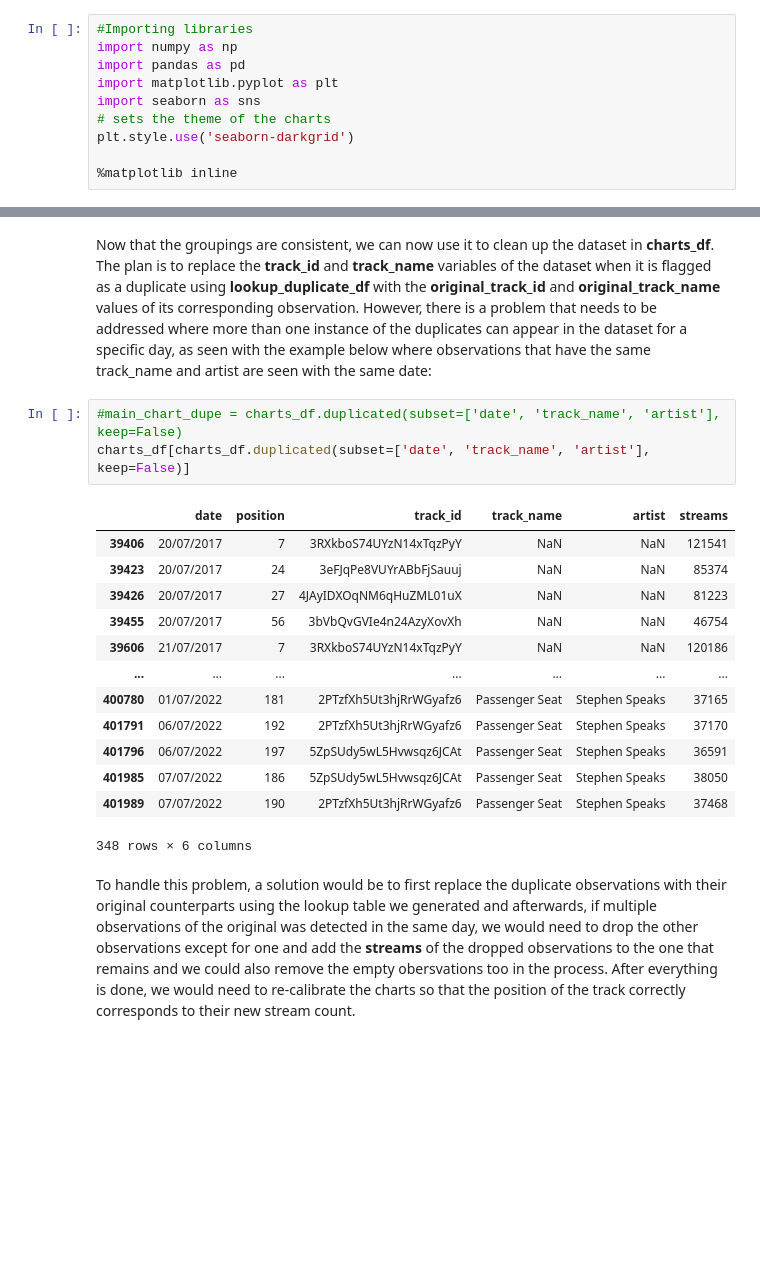
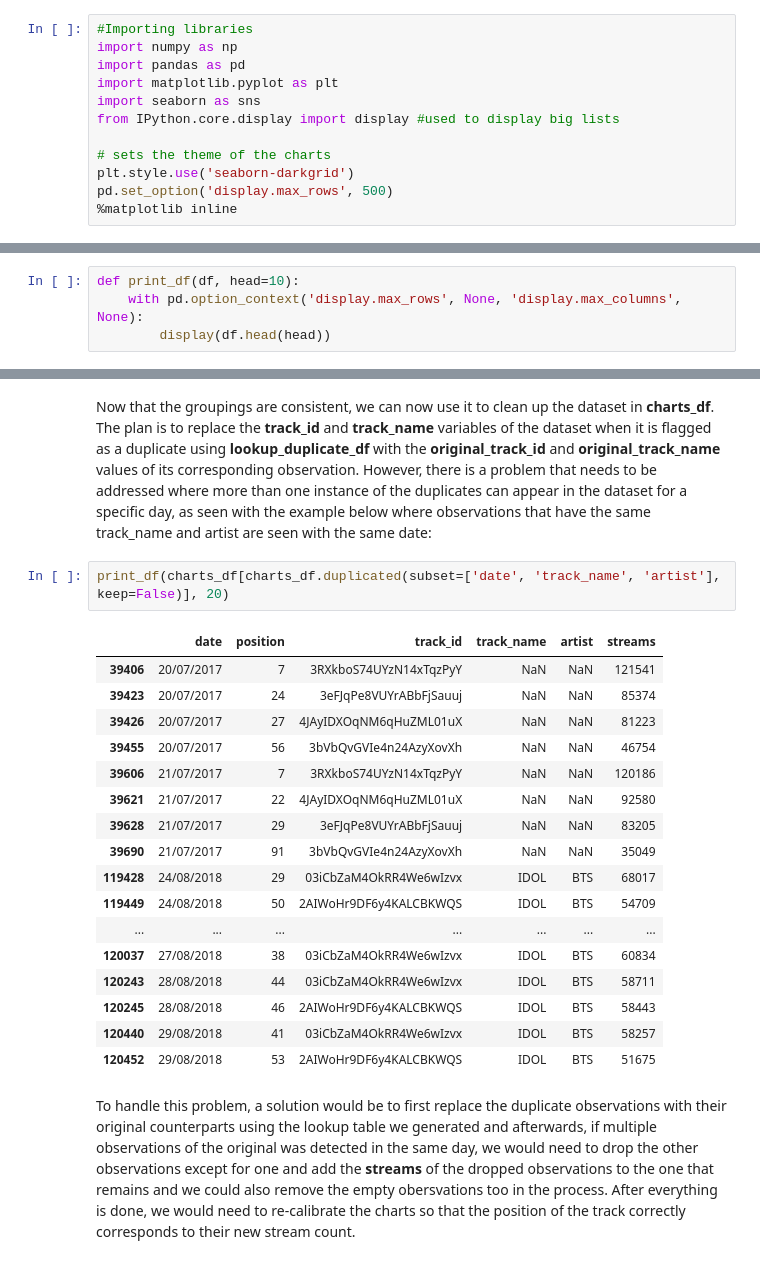
Before and after one commit to ADichoso/CSMODEL-Project-XX22-G1, a Jupyter notebook: SpotifyDataset.ipynb, the cells around one changed output, grey strips where cells are left out. Cells and saved outputs as stored; diff of their text form; blank space fills up the shorter version.

```diff
--- a/SpotifyDataset.ipynb
+++ b/SpotifyDataset.ipynb
@@ -4,15 +4,21 @@ import numpy as np
 import pandas as pd
 import matplotlib.pyplot as plt
 import seaborn as sns
+from IPython.core.display import display #used to display big lists
+
 # sets the theme of the charts
 plt.style.use('seaborn-darkgrid')
-
+pd.set_option('display.max_rows', 500)
 %matplotlib inline
 # %%
 #Loading the three datasets
 charts_df = pd.read_csv('ph_spotify_daily_charts.csv')
 charts_artists_df = pd.read_csv('ph_spotify_daily_charts_artists.csv')
 charts_tracks_df = pd.read_csv('ph_spotify_daily_charts_tracks.csv')
+# %%
+def print_df(df, head=10):
+    with pd.option_context('display.max_rows', None, 'display.max_columns', None):
+        display(df.head(head))
 # %% [markdown]
 ## Dataset Description
 # %% [markdown]
@@ -343,21 +353,24 @@ lookup_duplicate_df.tail(10)
 # %% [markdown]
 Now that the groupings are consistent, we can now use it to clean up the dataset in **charts_df**. The plan is to replace the **track_id** and **track_name** variables of the dataset when it is flagged as a duplicate using **lookup_duplicate_df** with the **original_track_id** and **original_track_name** values of its corresponding observation. However, there is a problem that needs to be addressed where more than one instance of the duplicates can appear in the dataset for a specific day, as seen with the example below where observations that have the same track_name and artist are seen with the same date:
 # %%
-#main_chart_dupe = charts_df.duplicated(subset=['date', 'track_name', 'artist'], keep=False)
-charts_df[charts_df.duplicated(subset=['date', 'track_name', 'artist'], keep=False)]
+print_df(charts_df[charts_df.duplicated(subset=['date', 'track_name', 'artist'], keep=False)], 20)
 # %% [output]
 |  | date | position | track_id | track_name | artist | streams |
 | 39406 | 20/07/2017 | 7 | 3RXkboS74UYzN14xTqzPyY | NaN | NaN | 121541 |
 | 39423 | 20/07/2017 | 24 | 3eFJqPe8VUYrABbFjSauuj | NaN | NaN | 85374 |
 | 39426 | 20/07/2017 | 27 | 4JAyIDXOqNM6qHuZML01uX | NaN | NaN | 81223 |
 | 39455 | 20/07/2017 | 56 | 3bVbQvGVIe4n24AzyXovXh | NaN | NaN | 46754 |
 | 39606 | 21/07/2017 | 7 | 3RXkboS74UYzN14xTqzPyY | NaN | NaN | 120186 |
+| 39621 | 21/07/2017 | 22 | 4JAyIDXOqNM6qHuZML01uX | NaN | NaN | 92580 |
+| 39628 | 21/07/2017 | 29 | 3eFJqPe8VUYrABbFjSauuj | NaN | NaN | 83205 |
+| 39690 | 21/07/2017 | 91 | 3bVbQvGVIe4n24AzyXovXh | NaN | NaN | 35049 |
+| 119428 | 24/08/2018 | 29 | 03iCbZaM4OkRR4We6wIzvx | IDOL | BTS | 68017 |
+| 119449 | 24/08/2018 | 50 | 2AIWoHr9DF6y4KALCBKWQS | IDOL | BTS | 54709 |
 | ... | ... | ... | ... | ... | ... | ... |
-| 400780 | 01/07/2022 | 181 | 2PTzfXh5Ut3hjRrWGyafz6 | Passenger Seat | Stephen Speaks | 37165 |
-| 401791 | 06/07/2022 | 192 | 2PTzfXh5Ut3hjRrWGyafz6 | Passenger Seat | Stephen Speaks | 37170 |
-| 401796 | 06/07/2022 | 197 | 5ZpSUdy5wL5Hvwsqz6JCAt | Passenger Seat | Stephen Speaks | 36591 |
-| 401985 | 07/07/2022 | 186 | 5ZpSUdy5wL5Hvwsqz6JCAt | Passenger Seat | Stephen Speaks | 38050 |
-| 401989 | 07/07/2022 | 190 | 2PTzfXh5Ut3hjRrWGyafz6 | Passenger Seat | Stephen Speaks | 37468 |
+| 120037 | 27/08/2018 | 38 | 03iCbZaM4OkRR4We6wIzvx | IDOL | BTS | 60834 |
+| 120243 | 28/08/2018 | 44 | 03iCbZaM4OkRR4We6wIzvx | IDOL | BTS | 58711 |
+| 120245 | 28/08/2018 | 46 | 2AIWoHr9DF6y4KALCBKWQS | IDOL | BTS | 58443 |
+| 120440 | 29/08/2018 | 41 | 03iCbZaM4OkRR4We6wIzvx | IDOL | BTS | 58257 |
+| 120452 | 29/08/2018 | 53 | 2AIWoHr9DF6y4KALCBKWQS | IDOL | BTS | 51675 |
-348 rows × 6 columns
 # %% [markdown]
 To handle this problem, a solution would be to first replace the duplicate observations with their original counterparts using the lookup table we generated and afterwards, if multiple observations of the original was detected in the same day, we would need to drop the other observations except for one and add the **streams** of the dropped observations to the one that remains and we could also remove the empty obersvations too in the process. After everything is done, we would need to re-calibrate the charts so that the position of the track correctly corresponds to their new stream count.
```
Also changed, not shown: parts of 32 cells of this notebook.
